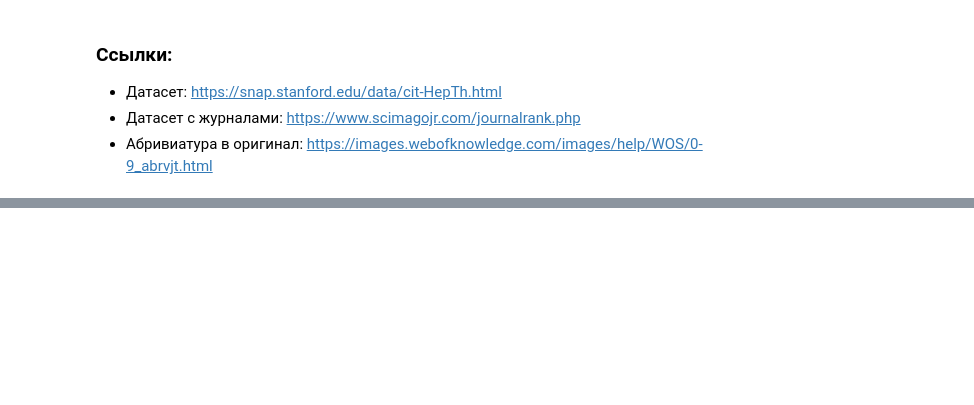
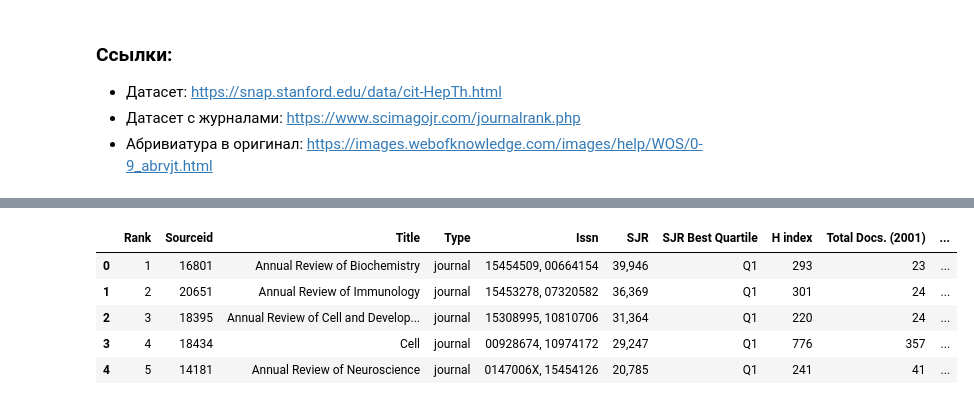
Before and after one commit to TeaDove/arxiv-journal-parsing, a Jupyter notebook: notebooks/parser.ipynb, the cells around one changed output, grey strips where cells are left out. Cells and saved outputs as stored; diff of their text form; code cells hidden in the pictures; blank space fills up the shorter version.

```diff
--- a/notebooks/parser.ipynb
+++ b/notebooks/parser.ipynb
@@ -117,0 +88,13 @@ dict_keys(['3biotech', '3dprintadditmanuf', '3dprintmed', 'a&a', 'aapgbull', 'aa
+# %%
+journals_df = []
+for i in range(6):
+  df = pd.read_csv(f'scimagojr_{i + 1999}.csv', delimiter=';', header=0)
+  journals_df.append(df)
+journals_df[2].head()
+# %% [output]
+|  | Rank | Sourceid | Title | Type | Issn | SJR | SJR Best Quartile | H index | Total Docs. (2001) | ... |
+| 0 | 1 | 16801 | Annual Review of Biochemistry | journal | 15454509, 00664154 | 39,946 | Q1 | 293 | 23 | ... |
+| 1 | 2 | 20651 | Annual Review of Immunology | journal | 15453278, 07320582 | 36,369 | Q1 | 301 | 24 | ... |
+| 2 | 3 | 18395 | Annual Review of Cell and Develop... | journal | 15308995, 10810706 | 31,364 | Q1 | 220 | 24 | ... |
+| 3 | 4 | 18434 | Cell | journal | 00928674, 10974172 | 29,247 | Q1 | 776 | 357 | ... |
+| 4 | 5 | 14181 | Annual Review of Neuroscience | journal | 0147006X, 15454126 | 20,785 | Q1 | 241 | 41 | ... |
```
Also changed, not shown: parts of 15 cells of this notebook, 1 other file.
